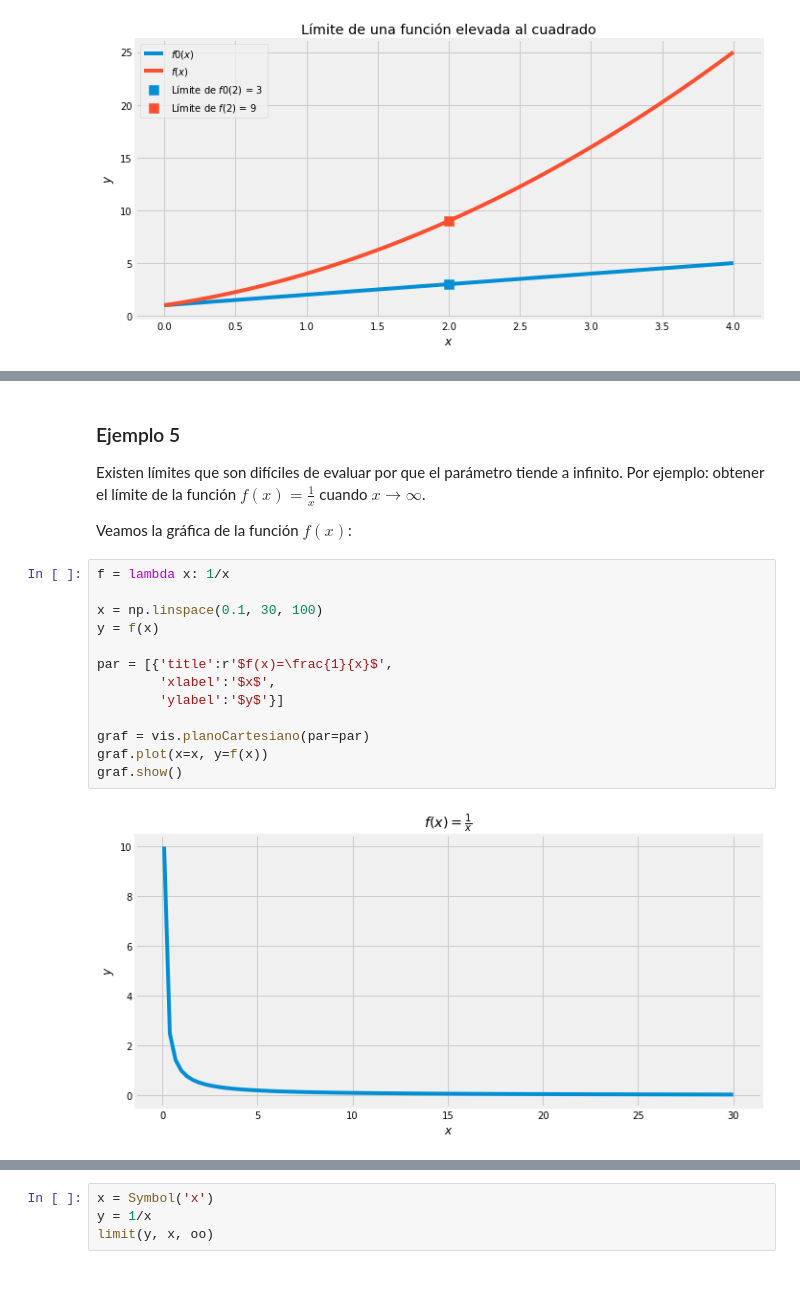
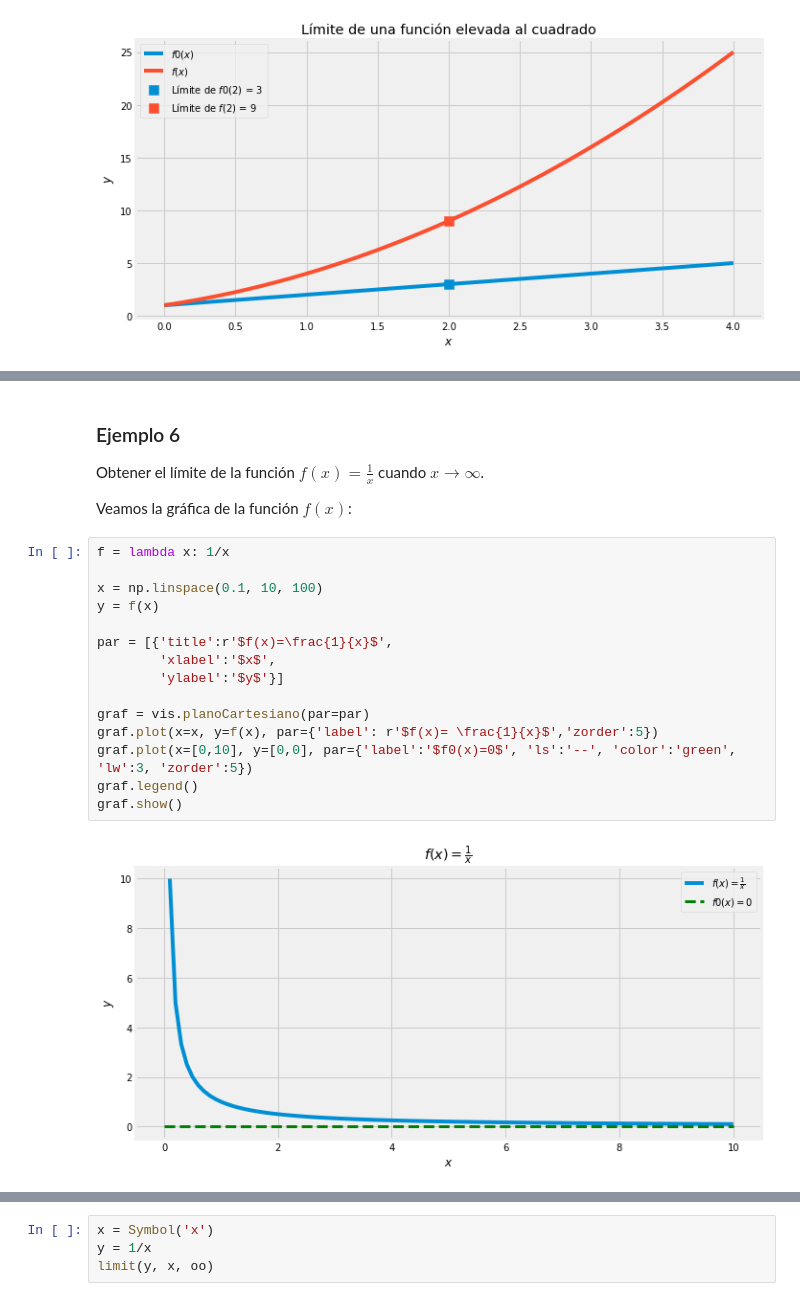
Before and after one commit to jugernaut/Prometeo, a Jupyter notebook: 01_Calculo/03_Limites/01_Limites.ipynb, the cells around one changed output, grey strips where cells are left out. Cells and saved outputs as stored; diff of their text form.

```diff
--- a/01_Calculo/03_Limites/01_Limites.ipynb
+++ b/01_Calculo/03_Limites/01_Limites.ipynb
@@ -290,22 +297,23 @@ graf.show()
 # %% [markdown]
-### Ejemplo 5
-Existen límites que son difíciles de evaluar por que el parámetro tiende a infinito. Por ejemplo:
-obtener el límite de la función $f(x)= \frac{1}{x}$ cuando $x \rightarrow \infty$.
+### Ejemplo 6
+Obtener el límite de la función $f(x)= \frac{1}{x}$ cuando $x \rightarrow \infty$.
 
 Veamos la gráfica de la función $f(x)$:
 # %%
 f = lambda x: 1/x
 
-x = np.linspace(0.1, 30, 100)
+x = np.linspace(0.1, 10, 100)
 y = f(x)
 
 par = [{'title':r'$f(x)=\frac{1}{x}$',
         'xlabel':'$x$',
         'ylabel':'$y$'}]
 
 graf = vis.planoCartesiano(par=par)
-graf.plot(x=x, y=f(x))
+graf.plot(x=x, y=f(x), par={'label': r'$f(x)= \frac{1}{x}$','zorder':5})
+graf.plot(x=[0,10], y=[0,0], par={'label':'$f0(x)=0$', 'ls':'--', 'color':'green', 'lw':3, 'zorder':5})
+graf.legend()
 graf.show()
 # %% [output]
-[figure, old version]
+[figure, new version]
 # %% [markdown]
```
Also changed, not shown: parts of 22 cells of this notebook.
